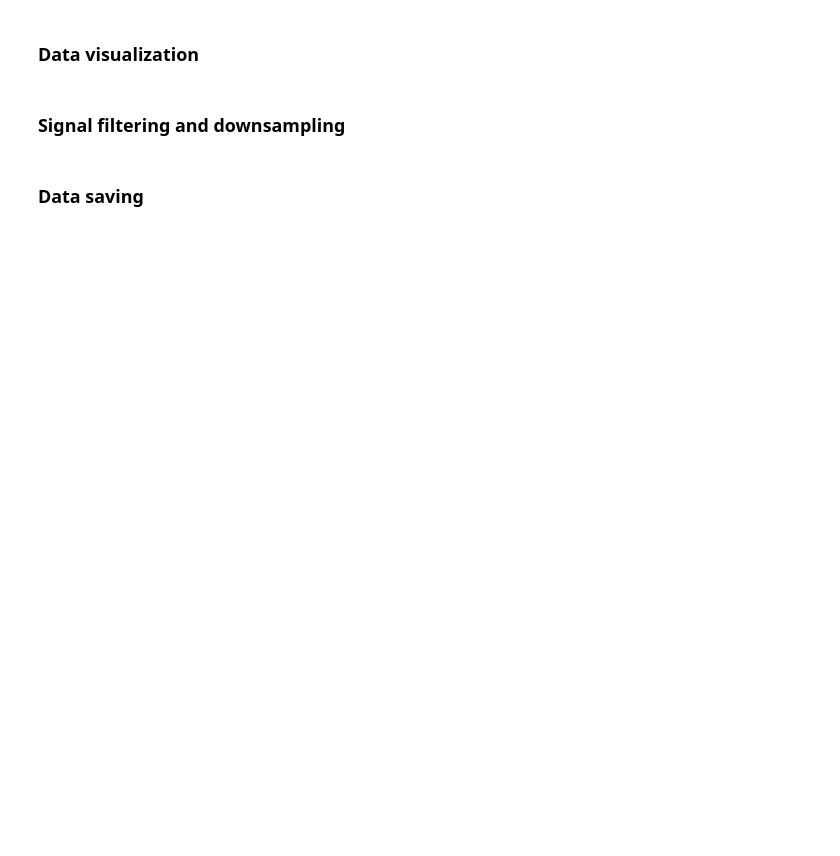
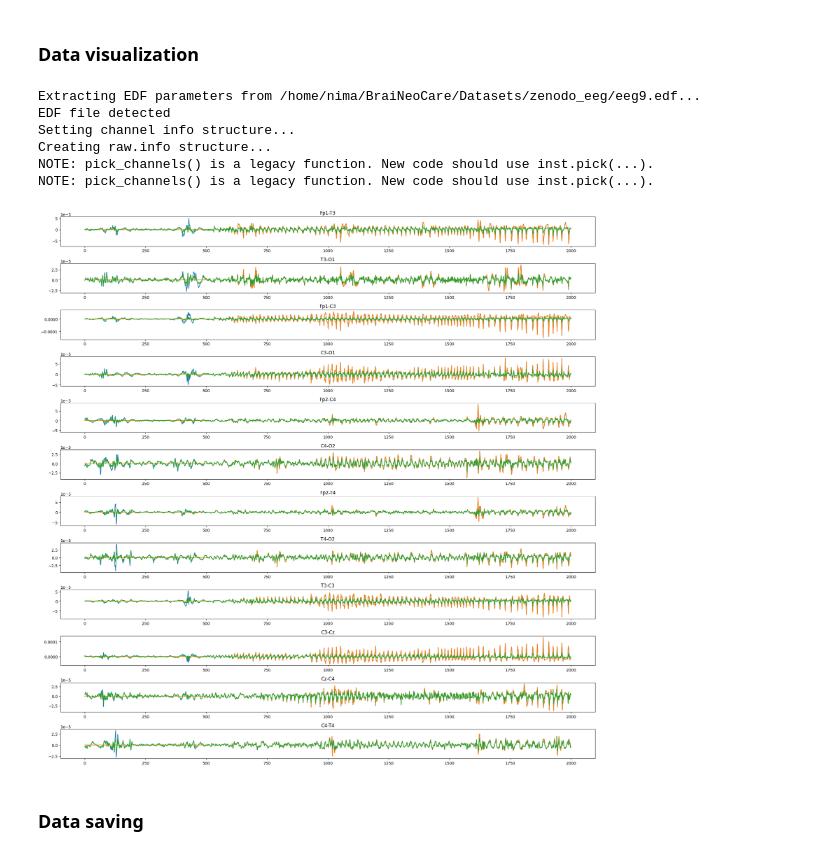
Before and after one commit to Dinuka-1999/BraiNeoCare, a Jupyter notebook: Read_Data.ipynb, the cells around one changed output. Saved outputs shown, nothing was run; the diff lists cells and outputs as text; code cells hidden in the pictures; blank space fills up the shorter version.

```diff
--- a/Read_Data.ipynb
+++ b/Read_Data.ipynb
@@ -41,9 +84,8 @@ def find_seizure_time(file_no):
 # %% [markdown]
 ### Data visualization
 # %%
-file='../BraiNeoCare/Datasets/zenodo_eeg/eeg1.edf'
-
-
+n=9
+file=f'../BraiNeoCare/Datasets/zenodo_eeg/eeg{n}.edf'
 data = mne.io.read_raw_edf(file)
 try:
     data=data.pick_channels(['EEG Fp1-Ref', 'EEG Fp2-Ref', 'EEG C3-Ref', 'EEG C4-Ref',
@@ -57,20 +99,21 @@ except:
     signal=signal_array(raw_data)
 channel_names=["Fp1-T3","T3-O1","Fp1-C3","C3-O1","Fp2-C4","C4-O2","Fp2-T4","T4-O2","T3-C3","C3-Cz","Cz-C4","C4-T4"]
 
-s_Time,e_Time=find_seizure_time(1)
+# signal1=downsample(signal1)
+signal1=removeArtifacts(signal)
+
+signal=downsample(signal)
+
+s_Time,e_Time=find_seizure_time(n)
 seizures=np.zeros((12,len(signal[0])))
-print(s_Time,e_Time)
+
 for i in range(12):
     for r in range(len(s_Time)):
-        seizures[i,s_Time[r]*256:e_Time[r]*256]=signal[i,s_Time[r]*256:e_Time[r]*256]
-
-fig,ax=plt.subplots(12,1,figsize=(20,20))
-t=np.arange(0,len(signal[0])/256,1/256)
-for r in range(12):
-    ax[r].plot(signal[r])
-    ax[r].plot(seizures[r])
-    ax[r].set_title(channel_names[r])
-fig.tight_layout()
-plt.show()
+        seizures[i,s_Time[r]*32:e_Time[r]*32]=signal[i,s_Time[r]*32:e_Time[r]*32]
+# %% [output]
+Extracting EDF parameters from /home/nima/BraiNeoCare/Datasets/zenodo_eeg/eeg9.edf...
+EDF file detected
+Setting channel info structure...
+Creating raw.info structure...
+NOTE: pick_channels() is a legacy function. New code should use inst.pick(...).
+NOTE: pick_channels() is a legacy function. New code should use inst.pick(...).
-# %% [markdown]
-### Signal filtering and downsampling
@@ -102,3 +120,16 @@ def check_consecutive_zeros(arr):
+# %%
+# signal1=downsample(signal1)
+fig,ax=plt.subplots(12,1,figsize=(20,20))
+
+for r in range(12):
+    ax[r].plot(signal[r][8000:10000])
+    ax[r].plot(seizures[r][8000:10000])
+    ax[r].plot(signal1[r][8000:10000])
+    ax[r].set_title(channel_names[r])
+fig.tight_layout()
+plt.show()
+# %% [output]
+[figure, added]
 # %% [markdown]
 ### Data saving
 # %%
```
Also changed, not shown: parts of 11 cells of this notebook, 8 other files.
